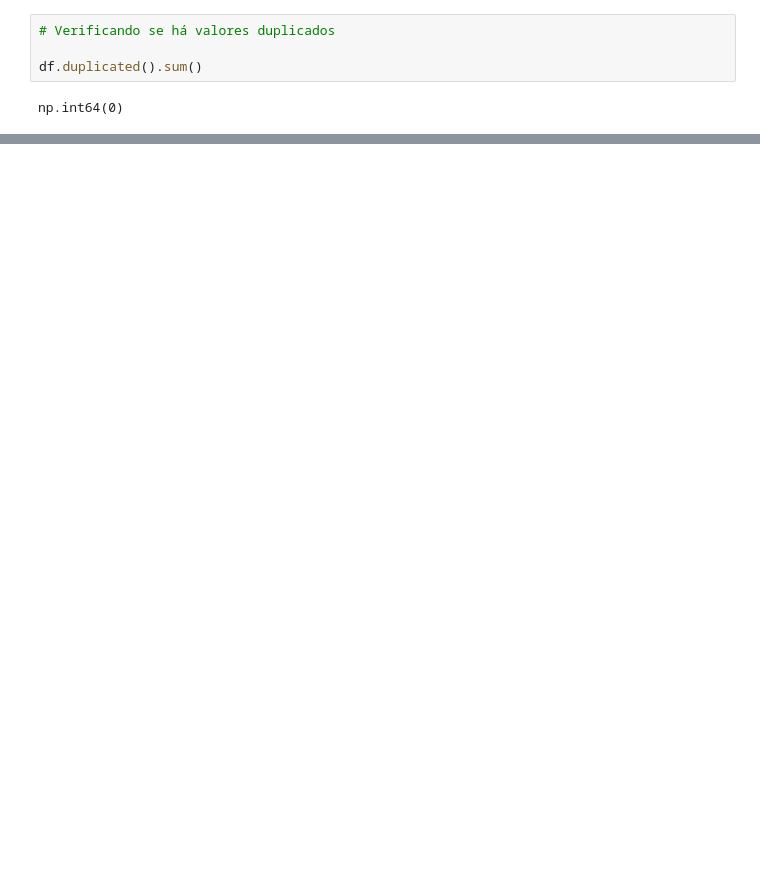
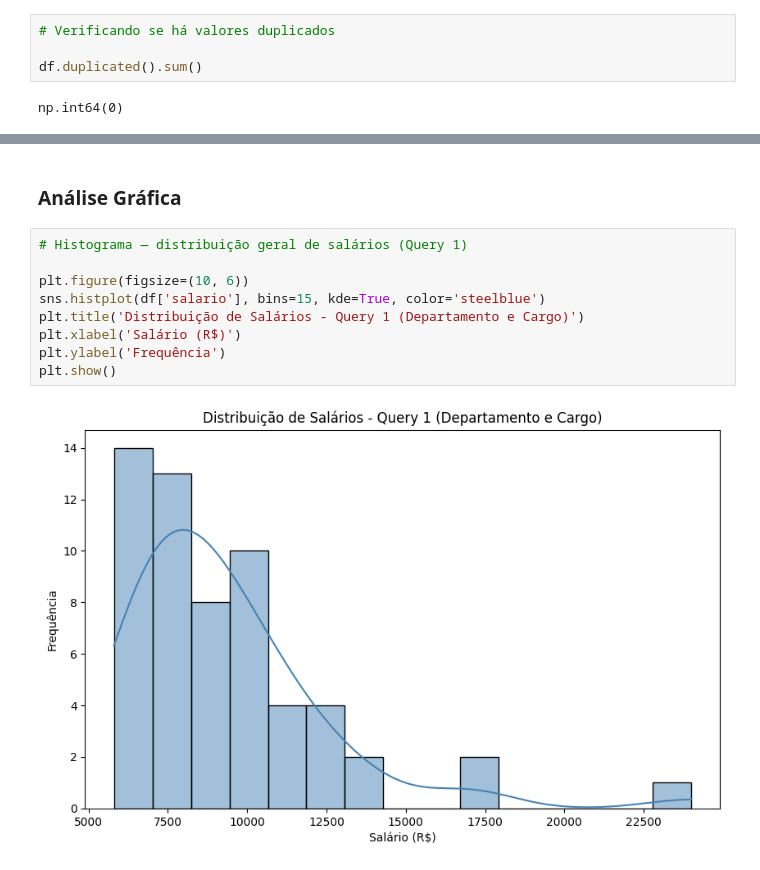
Before and after one commit to waldineilameira-lab/Projeto_Final_Waldinei, a Jupyter notebook: analise_rh.ipynb, the cells around one changed output, grey strips where cells are left out. Saved outputs shown, nothing was run; the diff lists cells and outputs as text; blank space fills up the shorter version.

```diff
--- a/analise_rh.ipynb
+++ b/analise_rh.ipynb
@@ -103,0 +172,13 @@ df[["salário"]].describe().round(2)
+# %% [markdown]
+### Análise Gráfica
+# %%
+# Histograma — distribuição geral de salários (Query 1)
+
+plt.figure(figsize=(10, 6))
+sns.histplot(df['salario'], bins=15, kde=True, color='steelblue')
+plt.title('Distribuição de Salários - Query 1 (Departamento e Cargo)')
+plt.xlabel('Salário (R$)')
+plt.ylabel('Frequência')
+plt.show()
+# %% [output]
+[figure, added]
```
Also changed, not shown: parts of 17 cells of this notebook, 1 other file.
